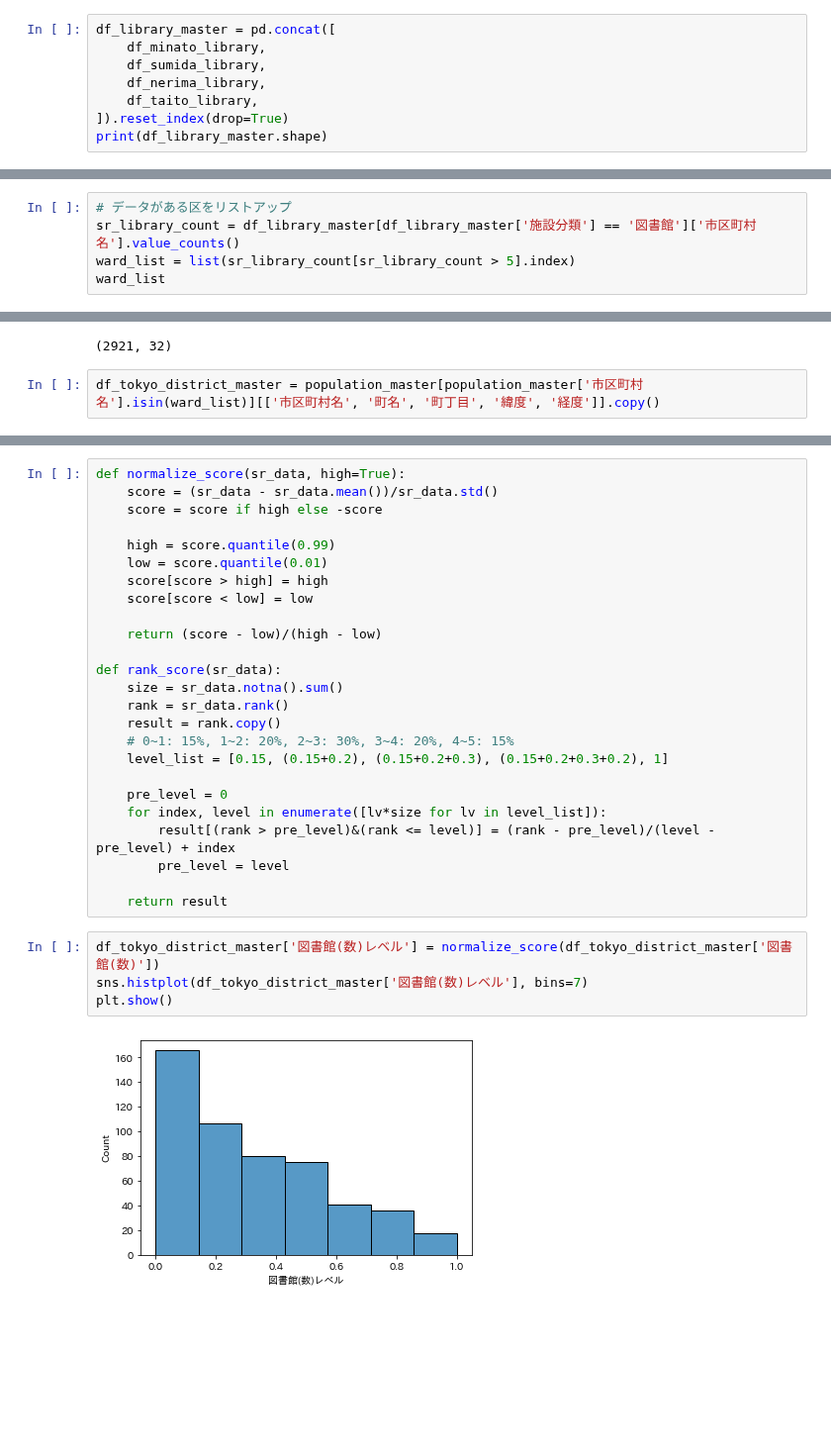
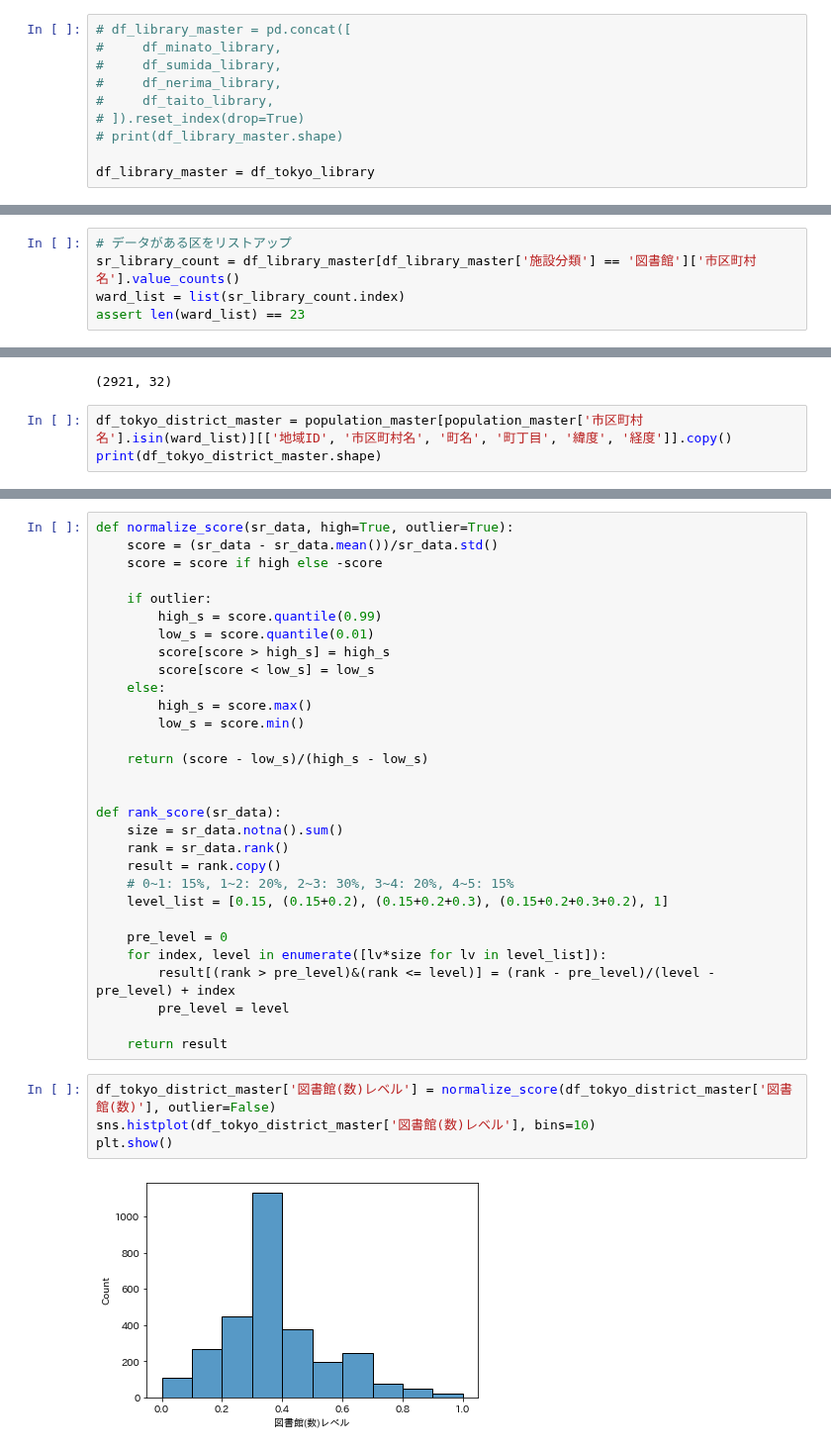
Before and after one commit to z-guard/analysis, a Jupyter notebook: notebooks/library.ipynb, the cells around one changed output, grey strips where cells are left out. Shown at 99% size. Drawn from its saved outputs; the diff is of its cells as text; blank space fills up the shorter version.

Commit message:
All Tokyo

```diff
--- a/notebooks/library.ipynb
+++ b/notebooks/library.ipynb
@@ -221,10 +228,12 @@ print(df_nerima_library.shape)
 |22|葛飾区| |
 |23|江戸川区| |
 # %%
-df_library_master = pd.concat([
-    df_minato_library,
-    df_sumida_library,
-    df_nerima_library,
-    df_taito_library,
-]).reset_index(drop=True)
-print(df_library_master.shape)
+# df_library_master = pd.concat([
+#     df_minato_library,
+#     df_sumida_library,
+#     df_nerima_library,
+#     df_taito_library,
+# ]).reset_index(drop=True)
+# print(df_library_master.shape)
+
+df_library_master = df_tokyo_library
@@ -244,5 +251,5 @@ df_library_master.to_csv(os.path.join(DIR_NAME, 'library_master.csv'), index=Fal
 # %%
 # データがある区をリストアップ
 sr_library_count = df_library_master[df_library_master['施設分類'] == '図書館']['市区町村名'].value_counts()
-ward_list = list(sr_library_count[sr_library_count > 5].index)
-ward_list
+ward_list = list(sr_library_count.index)
+assert len(ward_list) == 23
@@ -256,4 +261,5 @@ print(population_master.shape)
 # %% [output]
 (2921, 32)
 # %%
-df_tokyo_district_master = population_master[population_master['市区町村名'].isin(ward_list)][['市区町村名', '町名', '町丁目', '緯度', '経度']].copy()
+df_tokyo_district_master = population_master[population_master['市区町村名'].isin(ward_list)][['地域ID', '市区町村名', '町名', '町丁目', '緯度', '経度']].copy()
+print(df_tokyo_district_master.shape)
@@ -297,14 +305,19 @@ plt.show()
 # %%
-def normalize_score(sr_data, high=True):
+def normalize_score(sr_data, high=True, outlier=True):
     score = (sr_data - sr_data.mean())/sr_data.std()
     score = score if high else -score
 
-    high = score.quantile(0.99)
-    low = score.quantile(0.01)
-    score[score > high] = high
-    score[score < low] = low
+    if outlier:
+        high_s = score.quantile(0.99)
+        low_s = score.quantile(0.01)
+        score[score > high_s] = high_s
+        score[score < low_s] = low_s
+    else:
+        high_s = score.max()
+        low_s = score.min()
 
-    return (score - low)/(high - low)
+    return (score - low_s)/(high_s - low_s)
+
 
 def rank_score(sr_data):
     size = sr_data.notna().sum()
@@ -320,11 +333,11 @@ def rank_score(sr_data):
 
     return result
 # %%
-df_tokyo_district_master['図書館(数)レベル'] = normalize_score(df_tokyo_district_master['図書館(数)'])
-sns.histplot(df_tokyo_district_master['図書館(数)レベル'], bins=7)
+df_tokyo_district_master['図書館(数)レベル'] = normalize_score(df_tokyo_district_master['図書館(数)'], outlier=False)
+sns.histplot(df_tokyo_district_master['図書館(数)レベル'], bins=10)
 plt.show()
 # %% [output]
-[figure, old version]
+[figure, new version]
 # %%
 df_tokyo_district_master['図書館(平均距離)レベル'] = normalize_score(df_tokyo_district_master['図書館(平均距離)'], False)
 sns.histplot(df_tokyo_district_master['図書館(平均距離)レベル'], bins=20)
```
Also changed, not shown: parts of 28 cells of this notebook.
